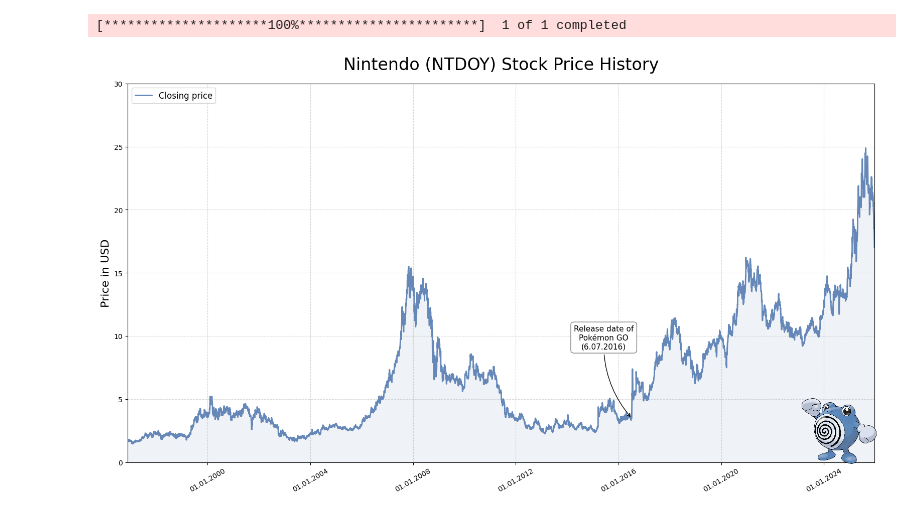
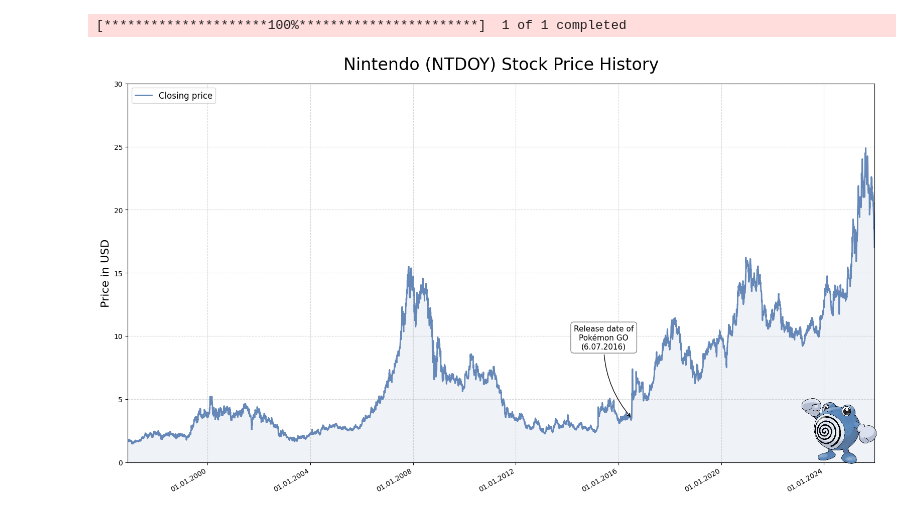
Before and after one commit to HiczHicz/PokemonFullProject, a Jupyter notebook: nintendo.ipynb, the cells around one changed output. Saved outputs shown, nothing was run; the diff lists cells and outputs as text; code cells hidden in the pictures.

Commit message:
nintendo autofmt_xdate documentation

```diff
--- a/nintendo.ipynb
+++ b/nintendo.ipynb
@@ -25,32 +25,33 @@ price_at_date = close_price.asof(pogo_date)
 ax.annotate(
     'Release date of\nPokémon GO\n(6.07.2016)',
     xy=(pogo_date, price_at_date),          #..punkt w który celuje strzałka - (data, cena)
     xytext=(-40, 100),                      #..gdzie ma być położony tekst (przesunięcie od początku strzałki)
     textcoords='offset points',             #..interpreatacja xytext jako przesunięcia od początku strzałki
     arrowprops=dict(facecolor='black', arrowstyle='->', connectionstyle="arc3,rad=.2"),
     fontsize=11,
     ha='center',
     bbox=dict(boxstyle="round,pad=0.4", fc="white", ec="gray")
 )
 
 #..dodawanie pokemona do wykresu - Poliwhirl
 img = plt.imread('images/images/61.png')
 imagebox = OffsetImage(img, zoom=0.25)
 #..oś x to daty -> punkt na współrzędnej X pd.Timestamp
 ab = AnnotationBbox(imagebox, xy=(pd.Timestamp('2024-08-01'), 2.45), frameon=False)
 ax.add_artist(ab)
 
 #..dodawanie opisu osi
 ax.set_title('Nintendo (NTDOY) Stock Price History', fontsize=24, pad=20)
 ax.set_ylabel('Price in USD', fontsize=16)
 
 #..ustawienie formatu daty na label osi x
 ax.xaxis.set_major_formatter(mdates.DateFormatter('%d.%m.%Y'))
-ax.tick_params(axis='x', rotation=30)
+#..przechylenie dat o 30 stopni względem osi OX, zakotwiczenie daty do punktu po prawej stronie
+fig.autofmt_xdate(ha='right', rotation=30)
 
 plt.tight_layout()
 plt.savefig('nintendo.png')
 plt.show()
 # %% [output]
 [*********************100%***********************]  1 of 1 completed
-[figure, old version]
+[figure, new version]
```
Also changed, not shown: 1 other file.
